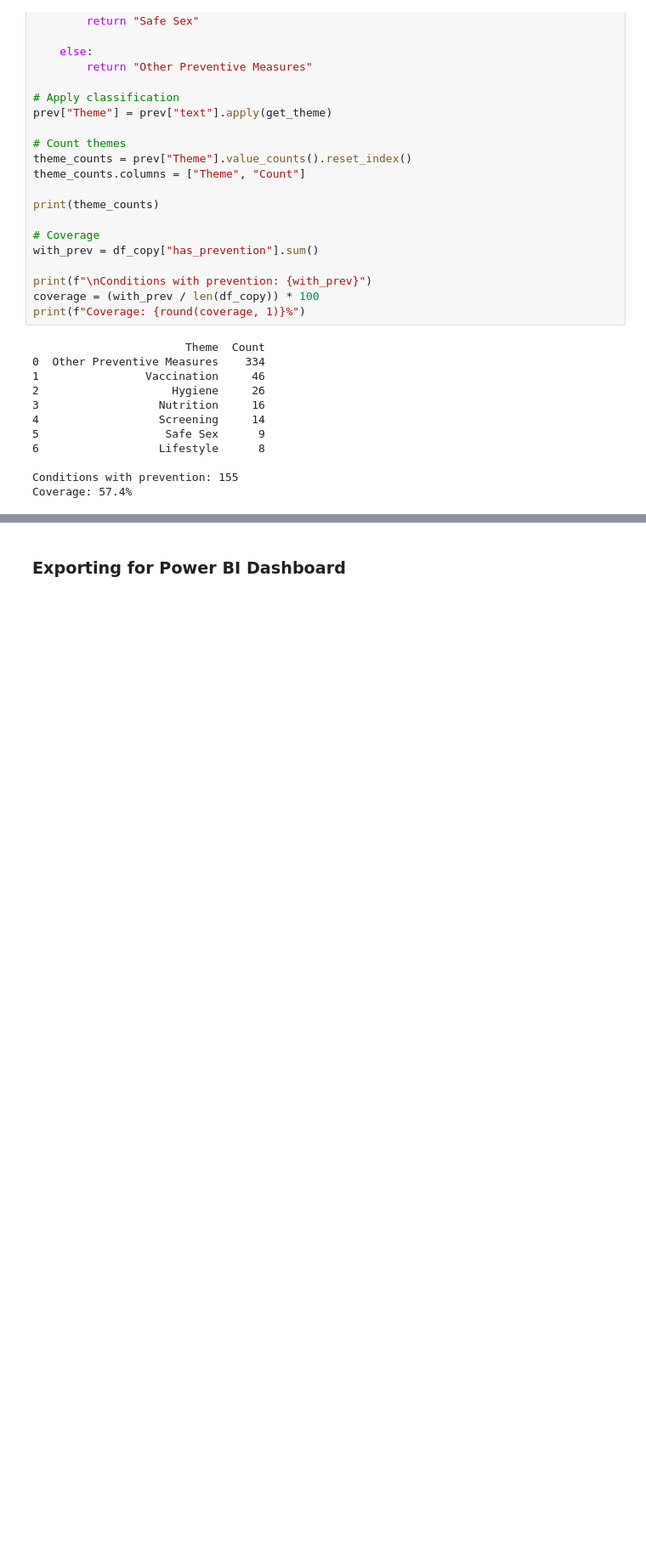
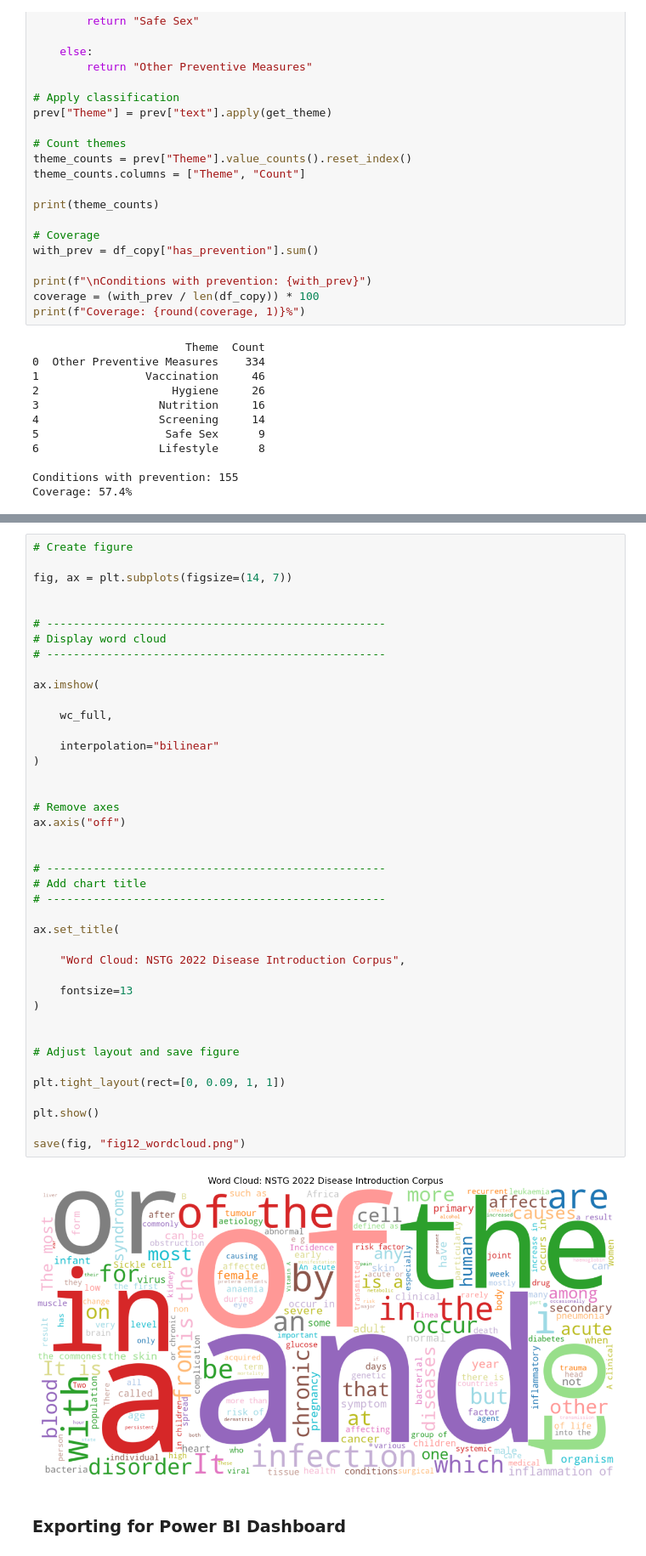
Before and after one commit to Sammyregt/nstg-2022-clinical-guidelines-analysis, a Jupyter notebook: nstg_analysis.ipynb, the cells around one changed output, grey strips where cells are left out. Shown at 85% size. Drawn from its saved outputs; the diff is of its cells as text; blank space fills up the shorter version.

```diff
--- a/nstg_analysis.ipynb
+++ b/nstg_analysis.ipynb
@@ -1514,3 +1809,46 @@ plt.savefig("nstg_outputs/fig10_prevention_analysis.png")
+# %%
+# Create figure
+
+fig, ax = plt.subplots(figsize=(14, 7))
+
+
+# ---------------------------------------------------
+# Display word cloud
+# ---------------------------------------------------
+
+ax.imshow(
+
+    wc_full,
+
+    interpolation="bilinear"
+)
+
+
+# Remove axes
+ax.axis("off")
+
+
+# ---------------------------------------------------
+# Add chart title
+# ---------------------------------------------------
+
+ax.set_title(
+
+    "Word Cloud: NSTG 2022 Disease Introduction Corpus",
+
+    fontsize=13
+)
+
+
+# Adjust layout and save figure
+
+plt.tight_layout(rect=[0, 0.09, 1, 1])
+
+plt.show()
+
+save(fig, "fig12_wordcloud.png")
+# %% [output]
+[figure, added]
 # %% [markdown]
 ### Exporting for Power BI Dashboard
 # %%
```
Also changed, not shown: parts of 11 cells of this notebook, 2 other files.
